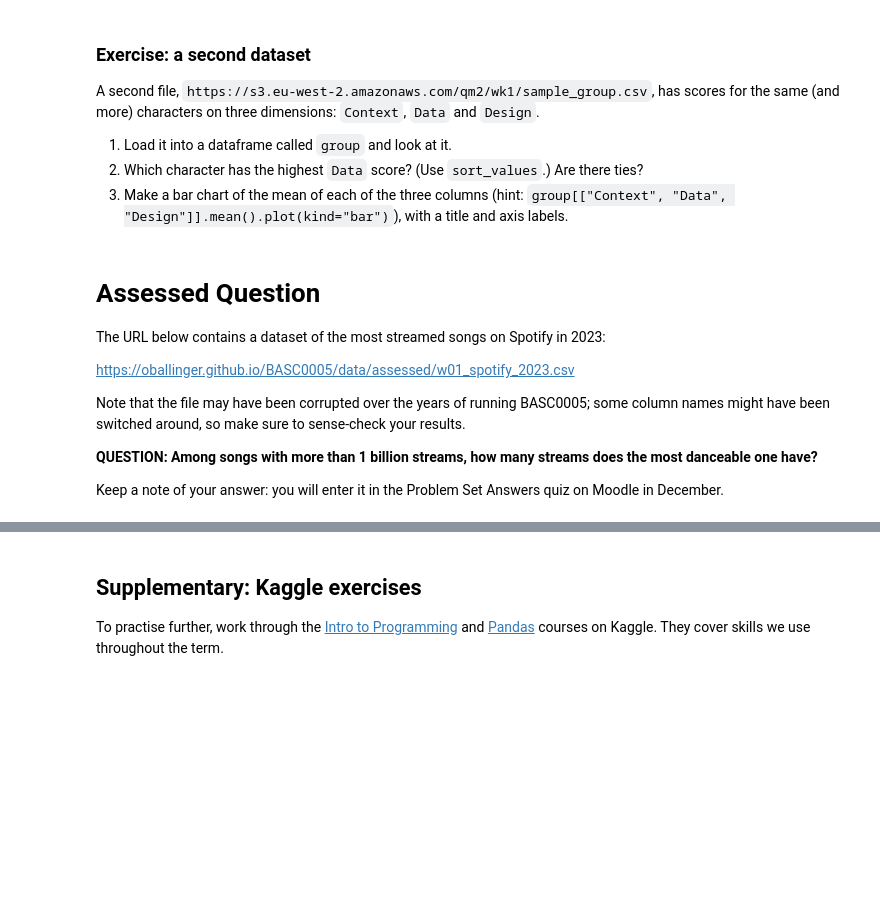
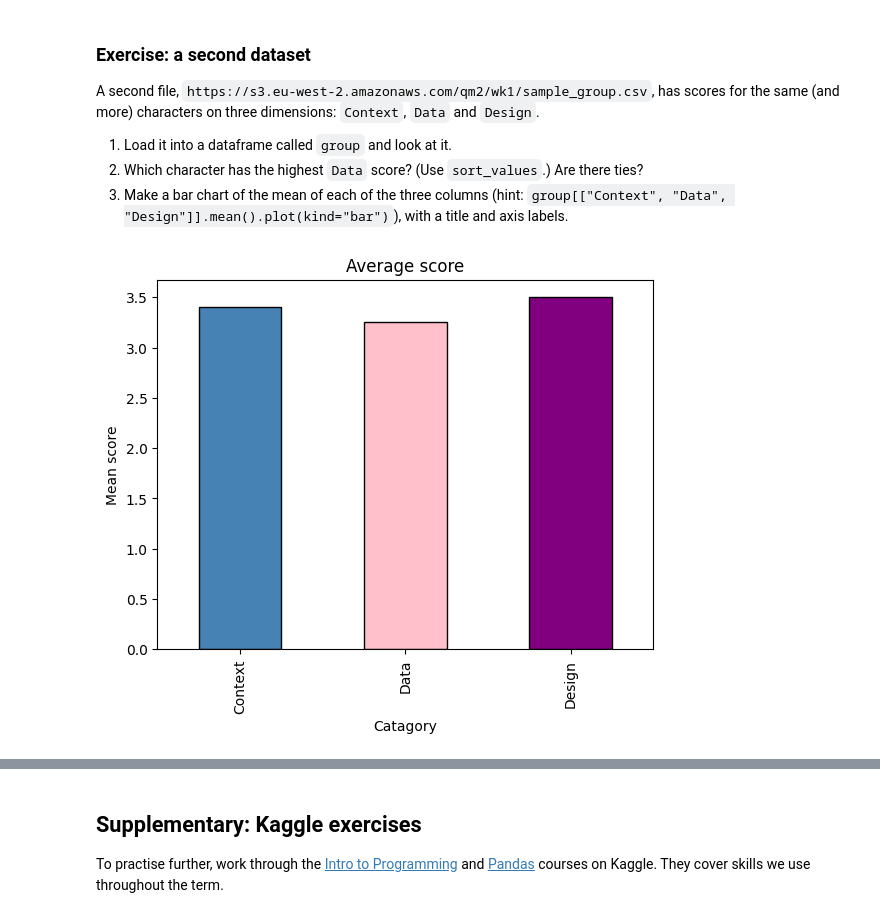
Before and after one commit to ellaxcode/QM2, a Jupyter notebook: notebooks/W01. Python Recap.ipynb, the cells around one changed output, grey strips where cells are left out. Cells and saved outputs as stored; diff of their text form; code cells hidden in the pictures; blank space fills up the shorter version.

```diff
--- a/notebooks/W01. Python Recap.ipynb
+++ b/notebooks/W01. Python Recap.ipynb
@@ -234,16 +283,27 @@ A second file, `https://s3.eu-west-2.amazonaws.com/qm2/wk1/sample_group.csv`, ha
 2. Which character has the highest `Data` score? (Use `sort_values`.) Are there ties?
 3. Make a bar chart of the mean of each of the three columns (hint: `group[["Context", "Data", "Design"]].mean().plot(kind="bar")`), with a title and axis labels.
 # %%
-# your code here
+#A1
+group = pd.read_csv(
+    "https://s3.eu-west-2.amazonaws.com/qm2/wk1/sample_group.csv")
+
+group
+
+#A2
+group.sort_values(by="Data", ascending=False)
+# second place is tied as both Coop and Donna have the same data score of 5, third place is tied as 5 ppl have score of 4
+
+#A3
+
+group[["Context", "Data", "Design"]].mean().plot(kind="bar")
+
+ax = group[["Context", "Data", "Design"]].mean().plot(
+    kind="bar",
+    title="Average score",
+    xlabel="Catagory",
+    ylabel="Mean score",
+    color=["steelblue", "pink", "purple"],
+    edgecolor="black"
+    )
+# %% [output]
+[figure, added]
-# %% [markdown]
-# Assessed Question
-
-The URL below contains a dataset of the most streamed songs on Spotify in 2023:
-
-https://oballinger.github.io/BASC0005/data/assessed/w01_spotify_2023.csv
-
-Note that the file may have been corrupted over the years of running BASC0005; some column names might have been switched around, so make sure to sense-check your results.
-
-**QUESTION: Among songs with more than 1 billion streams, how many streams does the most danceable one have?**
-
-Keep a note of your answer: you will enter it in the Problem Set Answers quiz on Moodle in December.
```
Also changed, not shown: parts of 11 cells of this notebook.
